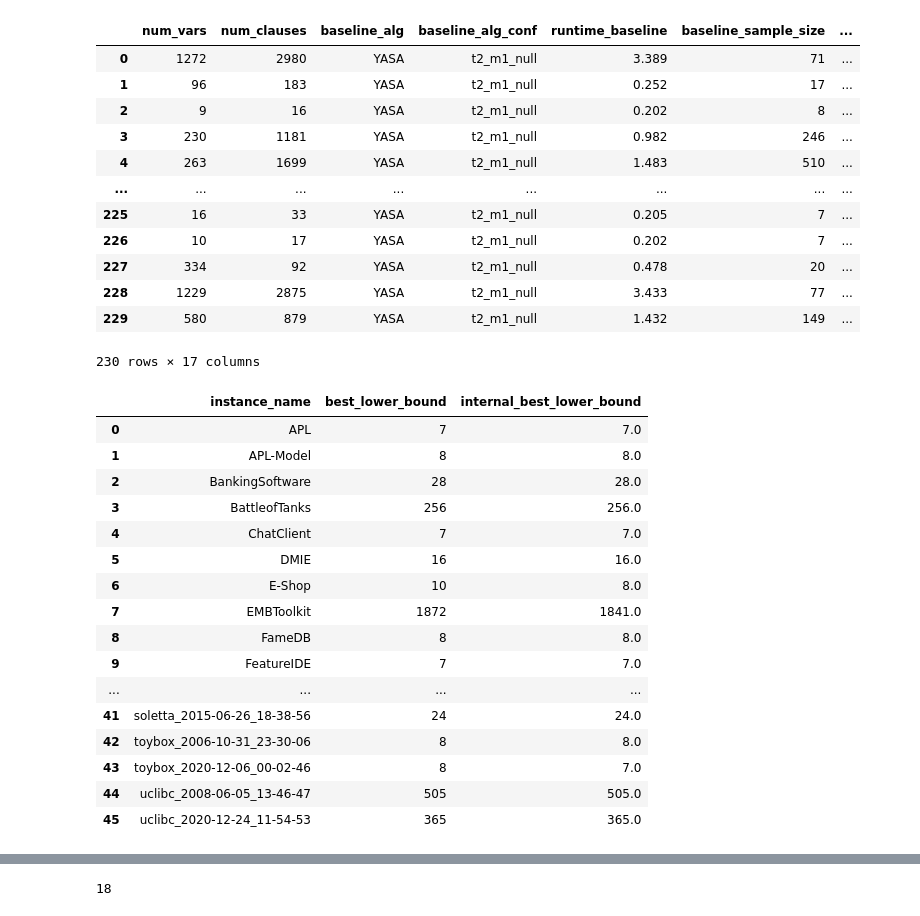
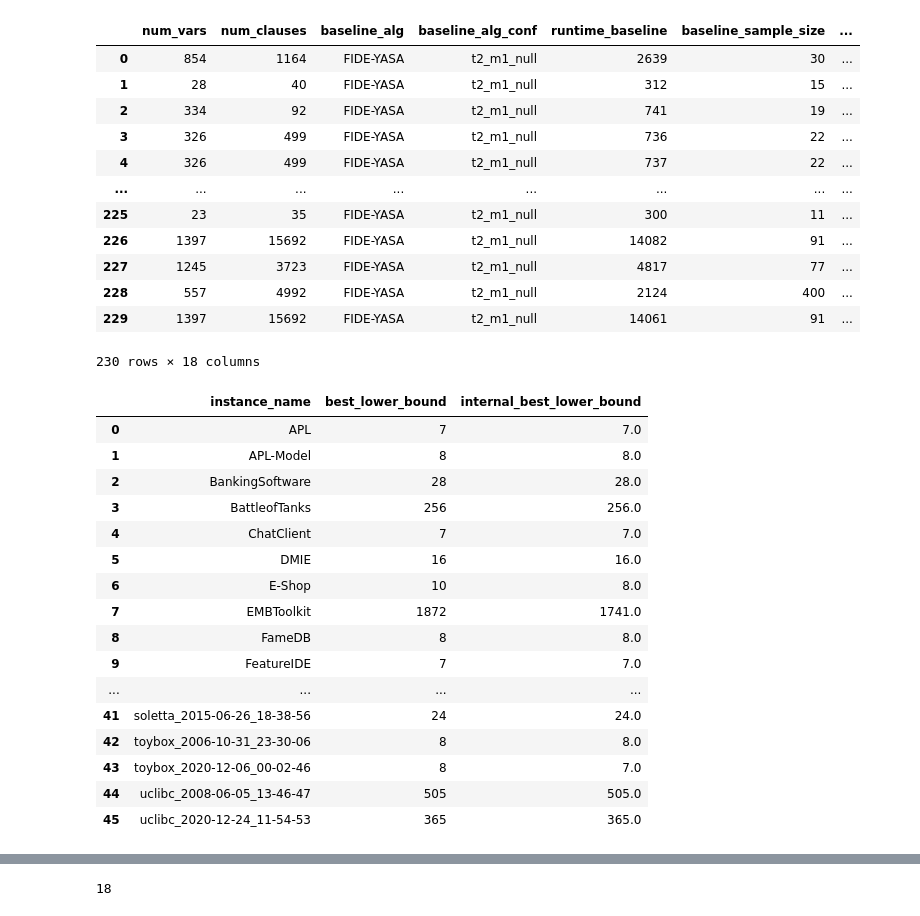
Before and after one commit to tubs-alg/SampLNS, a Jupyter notebook: evaluation/01_samplns_2023-08-19/06_overview_table.ipynb, the cells around one changed output, grey strips where cells are left out. Drawn from its saved outputs; the diff is of its cells as text; code cells hidden in the pictures.

```diff
--- a/evaluation/01_samplns_2023-08-19/06_overview_table.ipynb
+++ b/evaluation/01_samplns_2023-08-19/06_overview_table.ipynb
@@ -1,22 +1,23 @@
 # %%
 import pandas as pd
+from _conf import EXTENDED_BASELINE_DATA, LOWER_BOUNDS, PREPROCESSED_DATA
 
-samplns_data = pd.read_json("./05_clean_data.json.zip")
+samplns_data = pd.read_json(PREPROCESSED_DATA)
 samplns_data
 # %% [output]
 |  | num_vars | num_clauses | baseline_alg | baseline_alg_conf | runtime_baseline | baseline_sample_size | ... |
-| 0 | 1272 | 2980 | YASA | t2_m1_null | 3.389 | 71 | ... |
-| 1 | 96 | 183 | YASA | t2_m1_null | 0.252 | 17 | ... |
-| 2 | 9 | 16 | YASA | t2_m1_null | 0.202 | 8 | ... |
-| 3 | 230 | 1181 | YASA | t2_m1_null | 0.982 | 246 | ... |
-| 4 | 263 | 1699 | YASA | t2_m1_null | 1.483 | 510 | ... |
+| 0 | 854 | 1164 | FIDE-YASA | t2_m1_null | 2639 | 30 | ... |
+| 1 | 28 | 40 | FIDE-YASA | t2_m1_null | 312 | 15 | ... |
+| 2 | 334 | 92 | FIDE-YASA | t2_m1_null | 741 | 19 | ... |
+| 3 | 326 | 499 | FIDE-YASA | t2_m1_null | 736 | 22 | ... |
+| 4 | 326 | 499 | FIDE-YASA | t2_m1_null | 737 | 22 | ... |
 | ... | ... | ... | ... | ... | ... | ... | ... |
-| 225 | 16 | 33 | YASA | t2_m1_null | 0.205 | 7 | ... |
-| 226 | 10 | 17 | YASA | t2_m1_null | 0.202 | 7 | ... |
-| 227 | 334 | 92 | YASA | t2_m1_null | 0.478 | 20 | ... |
-| 228 | 1229 | 2875 | YASA | t2_m1_null | 3.433 | 77 | ... |
-| 229 | 580 | 879 | YASA | t2_m1_null | 1.432 | 149 | ... |
+| 225 | 23 | 35 | FIDE-YASA | t2_m1_null | 300 | 11 | ... |
+| 226 | 1397 | 15692 | FIDE-YASA | t2_m1_null | 14082 | 91 | ... |
+| 227 | 1245 | 3723 | FIDE-YASA | t2_m1_null | 4817 | 77 | ... |
+| 228 | 557 | 4992 | FIDE-YASA | t2_m1_null | 2124 | 400 | ... |
+| 229 | 1397 | 15692 | FIDE-YASA | t2_m1_null | 14061 | 91 | ... |
-230 rows × 17 columns
+230 rows × 18 columns
 # %%
 best_lower_bound = (
     samplns_data.groupby(["instance_name"])["lower_bound"]
@@ -24,7 +25,7 @@ best_lower_bound = (
     .reset_index()
     .rename(columns={"lower_bound": "best_lower_bound"})
 )
-best_lower_bound.to_json("./out/07_best_lower_bounds.json.zip")
+best_lower_bound.to_json(LOWER_BOUNDS)
 best_lower_bound
 best_lower_bound["internal_best_lower_bound"] = best_lower_bound["best_lower_bound"]
 from _conf import EXTERNAL_BOUNDS
@@ -51,7 +52,7 @@ best_lower_bound
 | 4 | ChatClient | 7 | 7.0 |
 | 5 | DMIE | 16 | 16.0 |
 | 6 | E-Shop | 10 | 8.0 |
-| 7 | EMBToolkit | 1872 | 1841.0 |
+| 7 | EMBToolkit | 1872 | 1741.0 |
 | 8 | FameDB | 8 | 8.0 |
 | 9 | FeatureIDE | 7 | 7.0 |
 | ... | ... | ... | ... |
```
Also changed, not shown: parts of 6 cells of this notebook, 10 other files.
